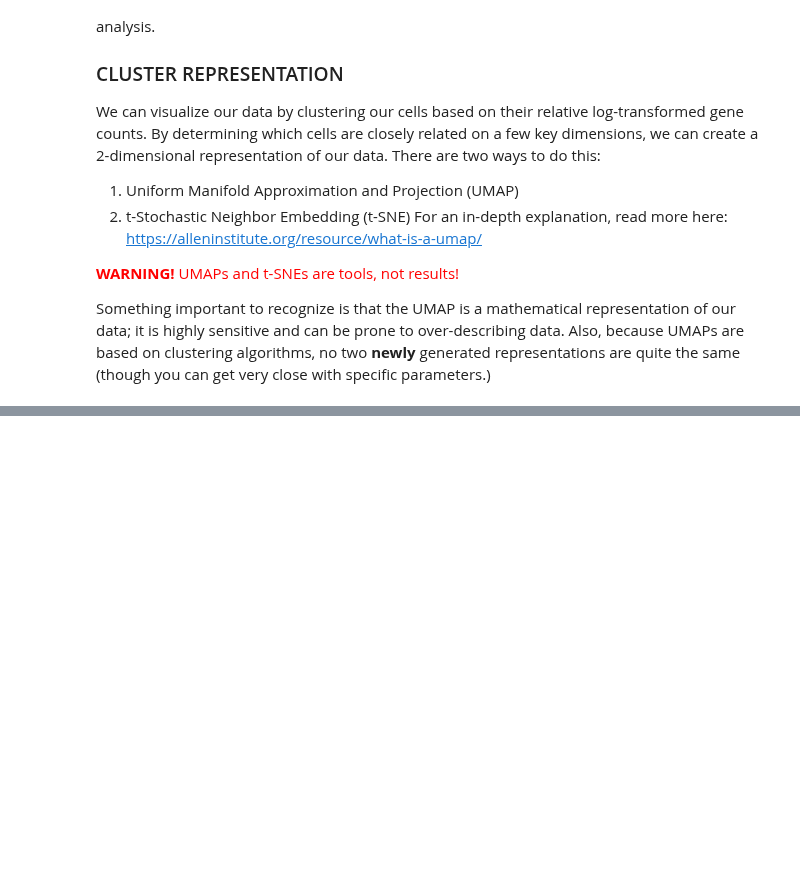
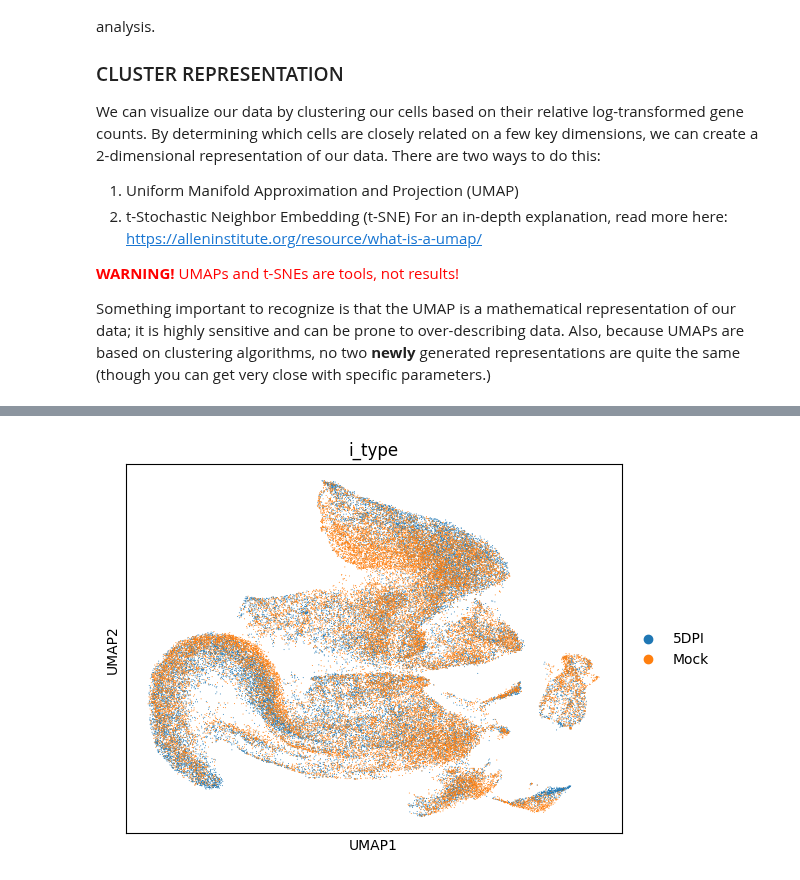
Before and after one commit to hvose-anschutz/viralogue-pipelines, a Jupyter notebook: scRNA-seq-pipeline/scRNA_part1_analysis.ipynb, the cells around one changed output, grey strips where cells are left out. Cells and saved outputs as stored; diff of their text form; code cells hidden in the pictures; blank space fills up the shorter version.

```diff
--- a/scRNA-seq-pipeline/scRNA_part1_analysis.ipynb
+++ b/scRNA-seq-pipeline/scRNA_part1_analysis.ipynb
@@ -293,9 +328,11 @@ sc.pl.pca_variance_ratio(adata_filtered, n_pcs=50, log=True)
 # %%
 #STEP 18: Rerun all of our clustering on the new, filtered dataset
-sc.pp.neighbors(adata_filtered,n_pcs=16)
+sc.pp.neighbors(adata_filtered,n_pcs=10)
 sc.tl.umap(adata_filtered)
 sc.tl.leiden(adata_filtered, flavor="igraph", n_iterations=2)
 sc.pl.umap(adata_filtered, color="i_type")
+# %% [output]
+[figure, added]
 # %%
 sc.pl.umap(adata_filtered,color="leiden",legend_loc="on data")
 adata_filtered.shape
```
Also changed, not shown: parts of 14 cells of this notebook, 5 other files.
